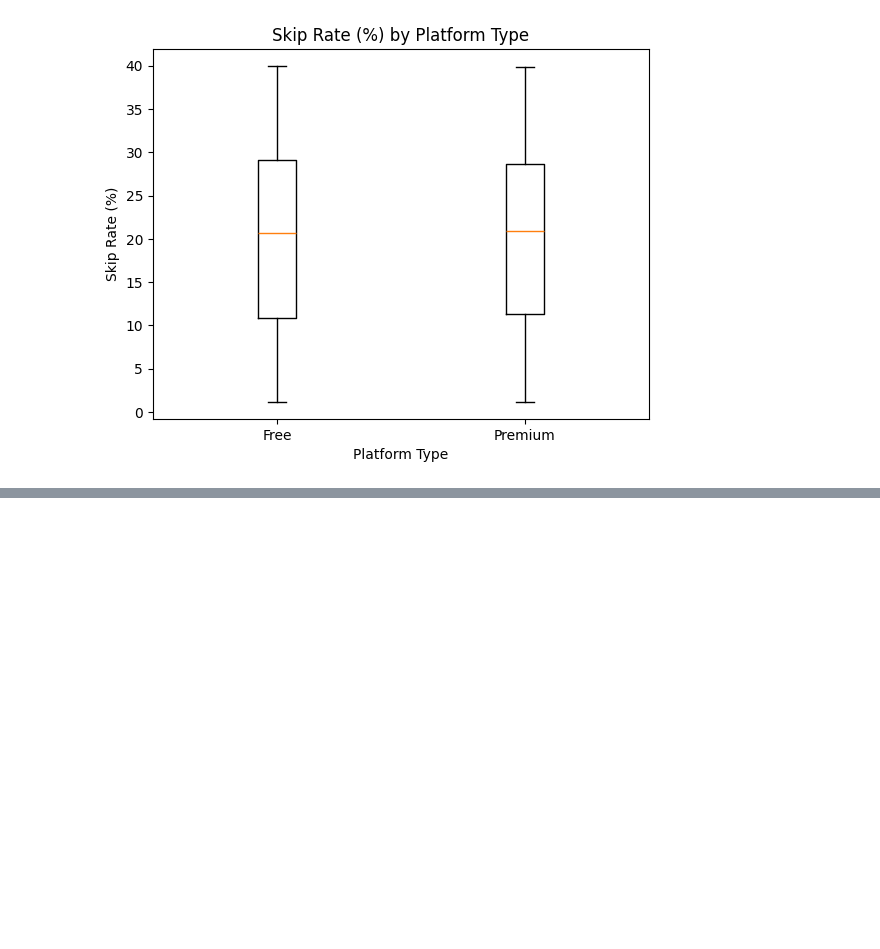
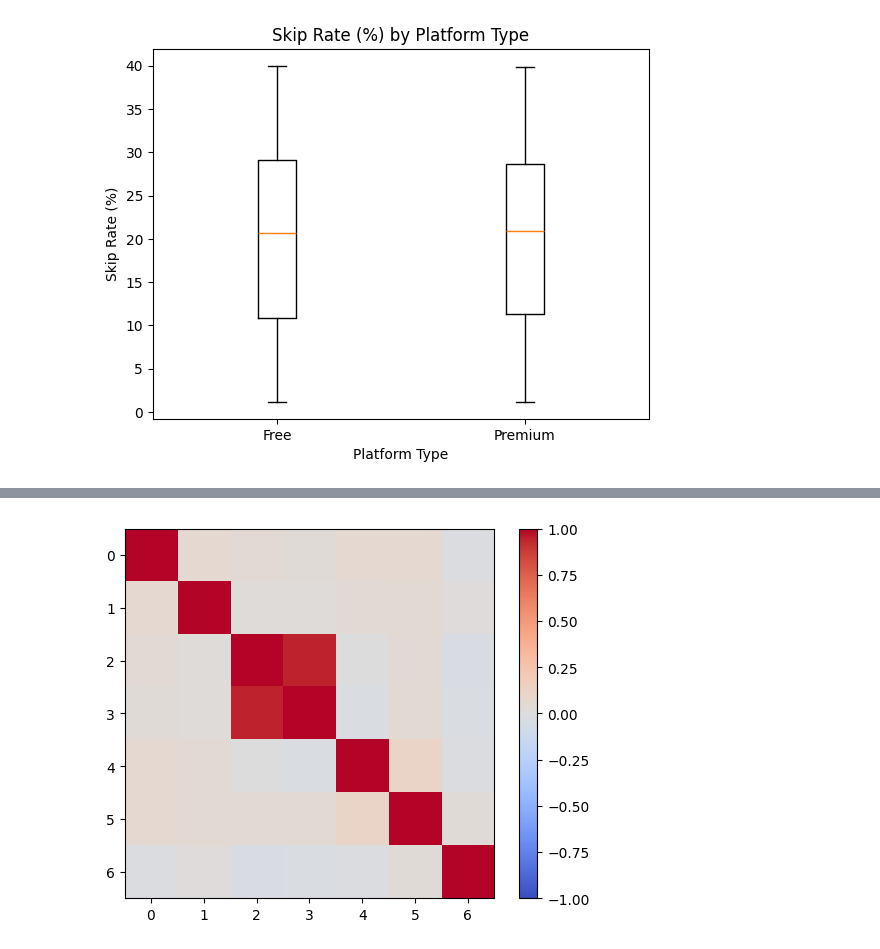
Before and after one commit to sithid/learning_plots_JamesGlosser, a Jupyter notebook: notebooks/plots.ipynb, the cells around one changed output, grey strips where cells are left out. Cells and saved outputs as stored; diff of their text form; code cells hidden in the pictures; blank space fills up the shorter version.

```diff
--- a/notebooks/plots.ipynb
+++ b/notebooks/plots.ipynb
@@ -565,0 +585,9 @@ plt.show()
+# %%
+numeric_spotify_df = spotify_df.select_dtypes(include=[np.number])
+corr = numeric_spotify_df.corr()
+
+im = plt.imshow(corr, vmin=-1, vmax=1, cmap="coolwarm")
+plt.colorbar(im)
+plt.show()
+# %% [output]
+[figure, added]
```
Also changed, not shown: parts of 4 cells of this notebook.
